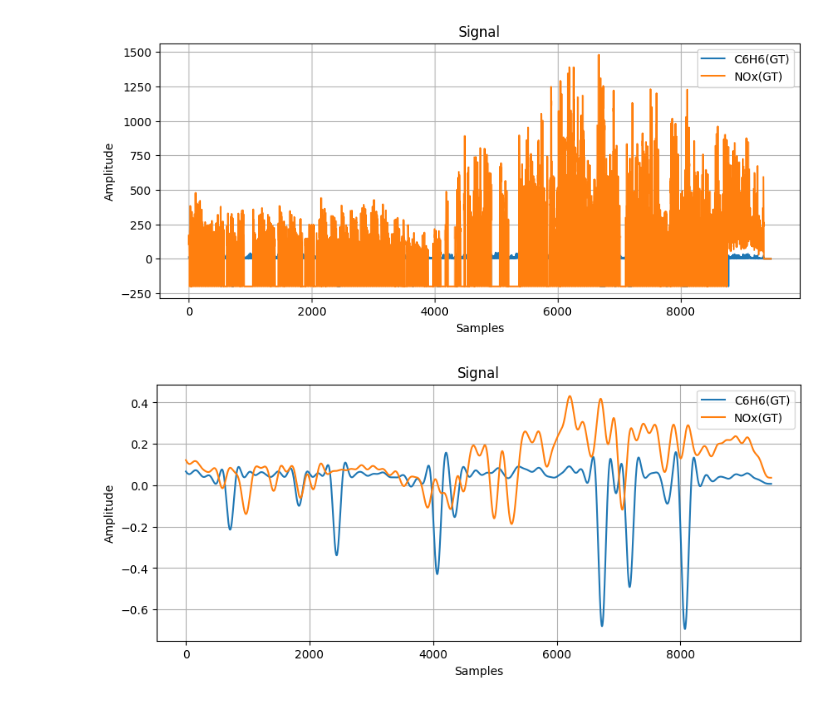
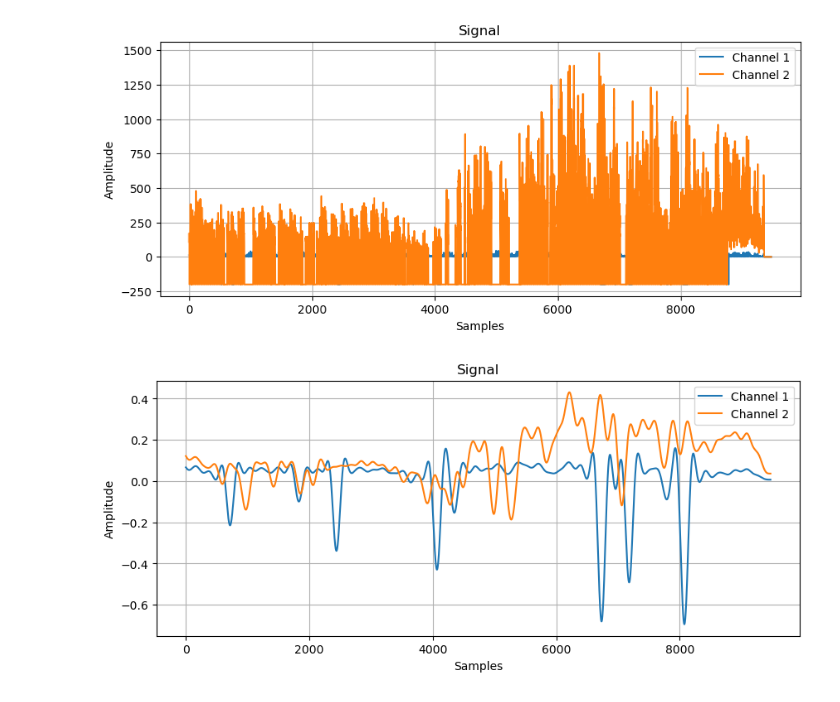
Before and after one commit to AIoT-Group-UoP/crossai-ts, a Jupyter notebook: examples/multi_axis_pipelines.ipynb, the cells around one changed output. Saved outputs shown, nothing was run; the diff lists cells and outputs as text; code cells hidden in the pictures.

```diff
--- a/examples/multi_axis_pipelines.ipynb
+++ b/examples/multi_axis_pipelines.ipynb
@@ -15,6 +15,6 @@ data = csv_loader_regression("../examples/data/AirQuality.csv", X_cols=["C6H6(GT
 rgr_data = RegressionDataset(**data)
 rgr_data
 
-rgr_data.X = rgr_data.X.fillna(0)
-rgr_data.y = rgr_data.y.fillna(0)
+rgr_data.X = [tmp.fillna(0) for tmp in rgr_data.X]
+rgr_data.y = [tmp.fillna(0) for tmp in rgr_data.y]
 # %%
@@ -29,11 +29,11 @@ test_pipeline = Pipeline([
 # %%
 transformed = test_pipeline.fit_transform(rgr_data)
 # %%
-fig = plot_signal(rgr_data.X.values, channels=list(rgr_data.X.columns))
+fig = plot_signal(rgr_data.to_numpy()[0])
 # %% [output]
-[figure, old version]
+[figure, new version]
 # %%
-fig = plot_signal(transformed.X.values, channels=list(transformed.X.columns))
+fig = plot_signal(transformed.to_numpy()[0])
 # %% [output]
-[figure, old version]
+[figure, new version]
 # %%
```
Also changed, not shown: parts of 5 cells of this notebook, 8 other files.
